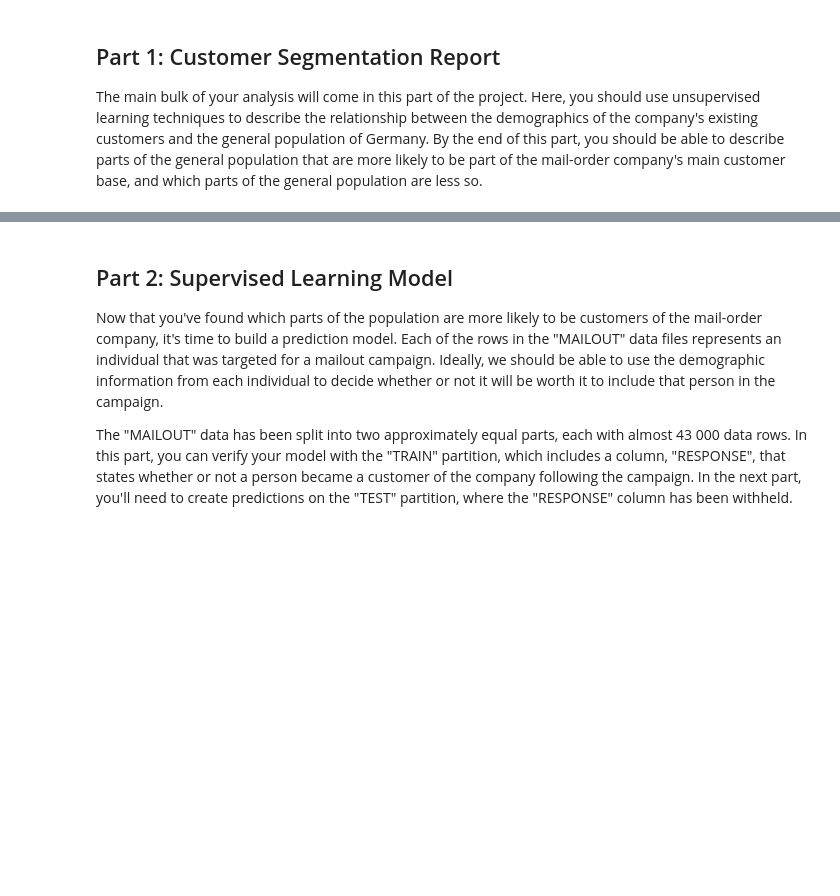
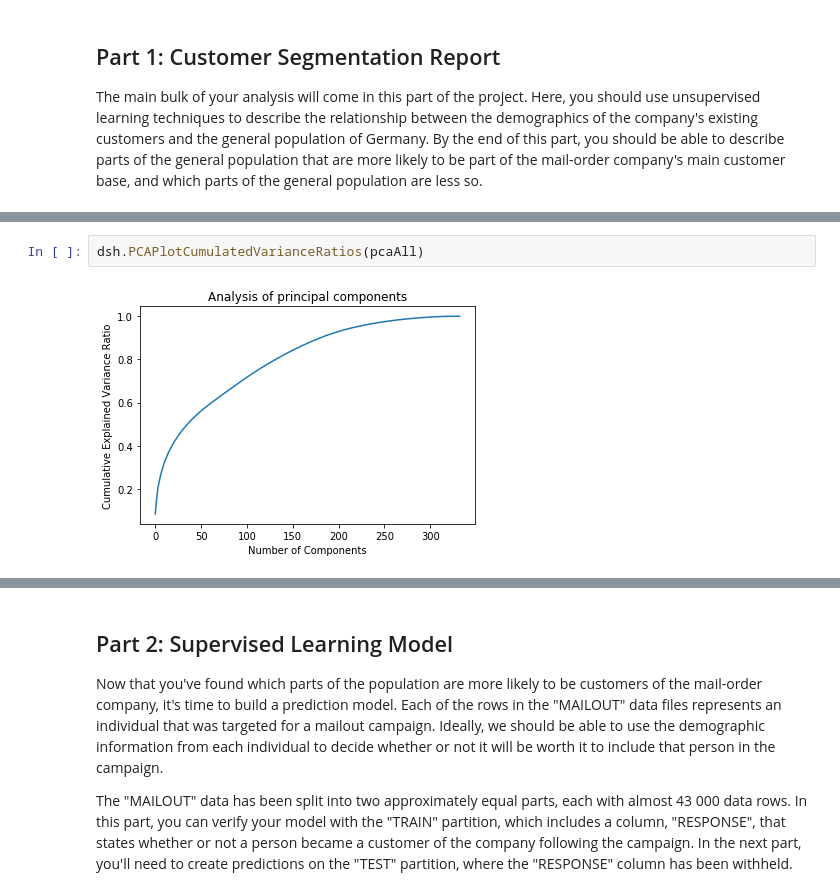
Before and after one commit to bwenner/CustomerSegmentation_Bertelsmann_Avarto, a Jupyter notebook: Arvato Project Workbook.ipynb, the cells around one changed output, grey strips where cells are left out. Cells and saved outputs as stored; diff of their text form; blank space fills up the shorter version.

```diff
--- a/Arvato Project Workbook.ipynb
+++ b/Arvato Project Workbook.ipynb
@@ -1402,0 +1602,4 @@ The main bulk of your analysis will come in this part of the project. Here, you
+# %%
+dsh.PCAPlotCumulatedVarianceRatios(pcaAll)
+# %% [output]
+[figure, added]
```
Also changed, not shown: parts of 57 cells of this notebook, 1 other file.
